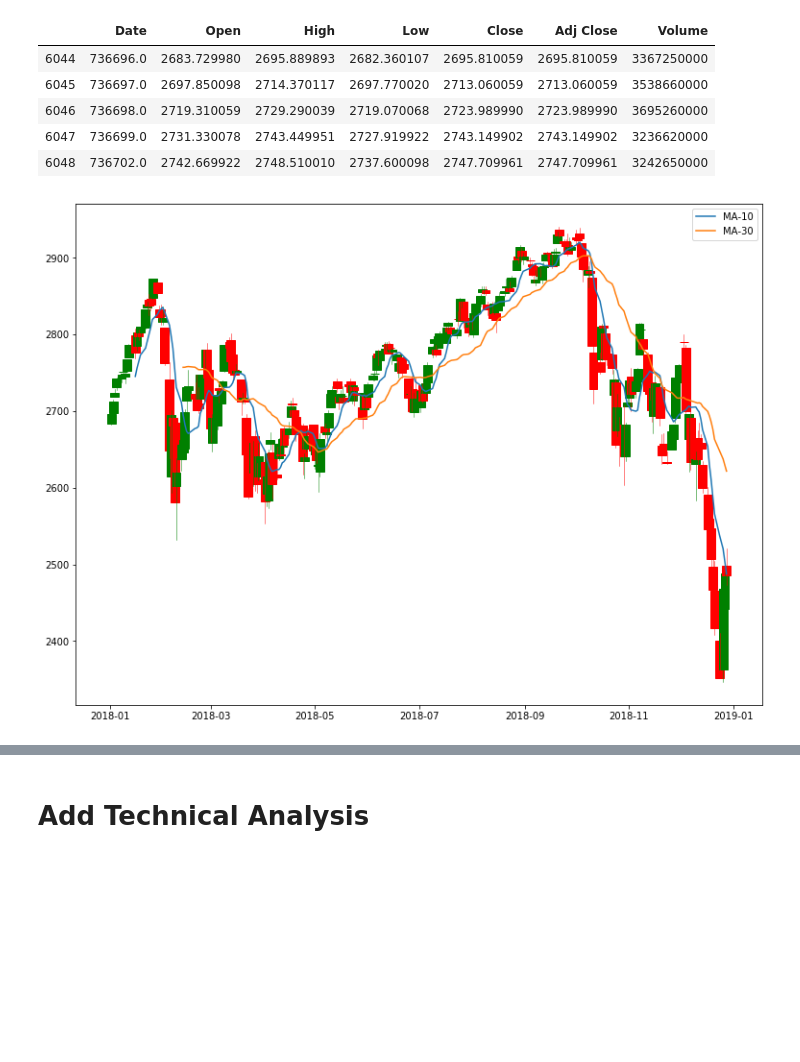
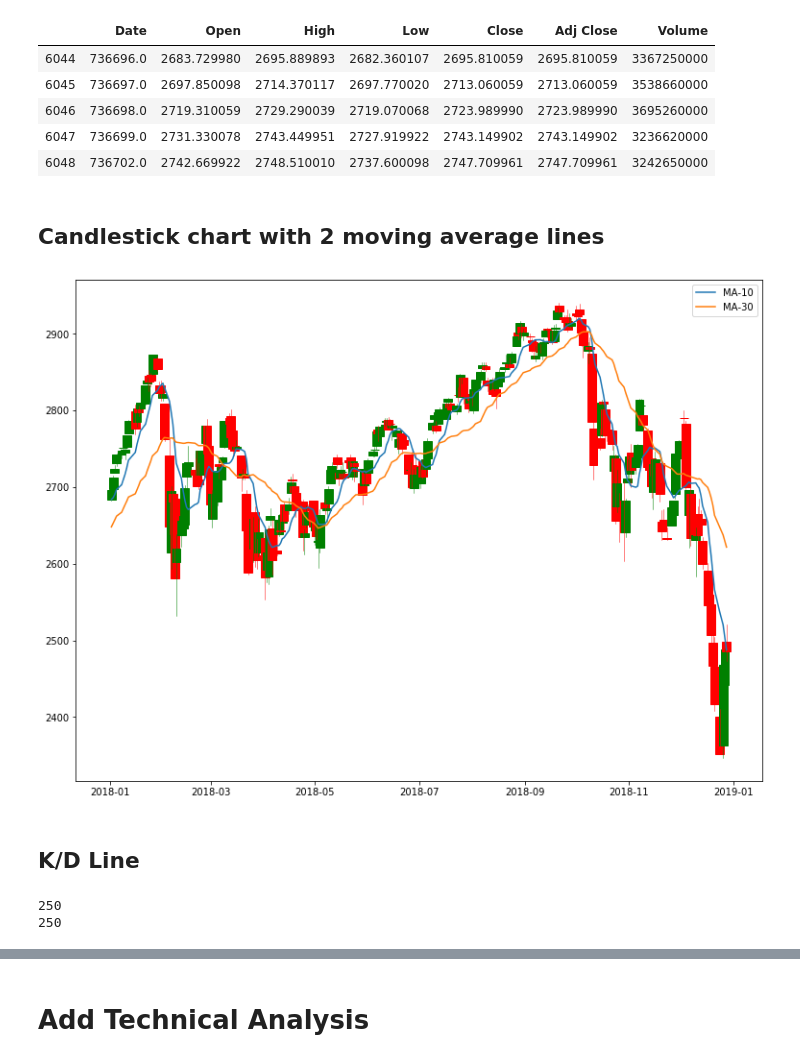
Before and after one commit to Tai13492/Fintech-Homework, a Jupyter notebook: hw4/t08902205.ipynb, the cells around one changed output, grey strips where cells are left out. Cells and saved outputs as stored; diff of their text form; code cells hidden in the pictures; blank space fills up the shorter version.

```diff
--- a/hw4/t08902205.ipynb
+++ b/hw4/t08902205.ipynb
@@ -13,5 +14,8 @@ df_train = df[ df["Date"]<'2017-01-01' ].copy()
 # df_validation = df[(df['Date'] >= '2017-01-01') & (df['Date'] < "2018-01-01")].copy()
 df_validation = df[df["Date"] >= "2017-01-01"].copy()
 df_plot = df[df["Date"] >= "2018-01-01"].copy()
+df_plot_ma_10 = df[df["Date"] >= "2017-12-18"].copy()
+df_plot_ma_30 = df[df["Date"] >= "2017-11-17"].copy()
+df_plot_kd = df[df["Date"] >= "2017-12-19"].copy()
 # %% [markdown]
 # Graph Plotting
@@ -40,16 +30,31 @@ df_plot.head()
 | 6046 | 736698.0 | 2719.310059 | 2729.290039 | 2719.070068 | 2723.989990 | 2723.989990 | 3695260000 |
 | 6047 | 736699.0 | 2731.330078 | 2743.449951 | 2727.919922 | 2743.149902 | 2743.149902 | 3236620000 |
 | 6048 | 736702.0 | 2742.669922 | 2748.510010 | 2737.600098 | 2747.709961 | 2747.709961 | 3242650000 |
+# %% [markdown]
+## Candlestick chart with 2 moving average lines
 # %%
 f, ax = plt.subplots()
+# f.hold(True)
 f.set_size_inches((12.8,9.6))
 candlestick_ohlc(ax, df_plot.values, width=5, colorup='g', colordown='r')
-ma_10_plot = MA(df_plot["Close"], timeperiod=10, matype=0)
-ma_30_plot = MA(df_plot["Close"], timeperiod=30, matype=0)
+ma_10_plot = MA(df_plot_ma_10["Close"], timeperiod=10, matype=0)
+ma_30_plot = MA(df_plot_ma_30["Close"], timeperiod=30, matype=0)
+ma_10_plot = ma_10_plot.dropna(axis=0)
+ma_30_plot = ma_30_plot.dropna(axis=0)
 ax.xaxis_date()
+
 ax.plot(df_plot["Date"],ma_10_plot, label="MA-10")
 ax.plot(df_plot["Date"],ma_30_plot, label="MA-30")
 ax.legend()
 plt.show()
 # %% [output]
-[figure, old version]
+[figure, new version]
+# %% [markdown]
+## K/D Line
+# %%
+k_plot, d_plot = STOCH(df_plot_kd["High"], df_plot_kd["Low"], df_plot_kd["Close"],fastk_period=5, slowk_period=3, slowk_matype=0, slowd_period=3, slowd_matype=0)
+k_plot = k_plot.dropna(axis=0)
+d_plot = d_plot.dropna(axis=0)
+# %% [output]
+250
+250
```
Also changed, not shown: parts of 6 cells of this notebook.
